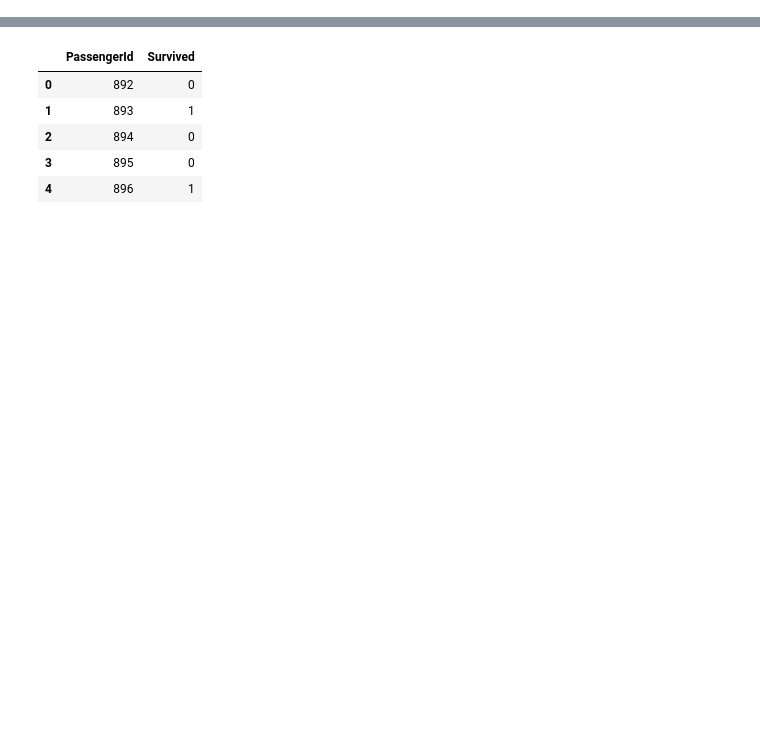
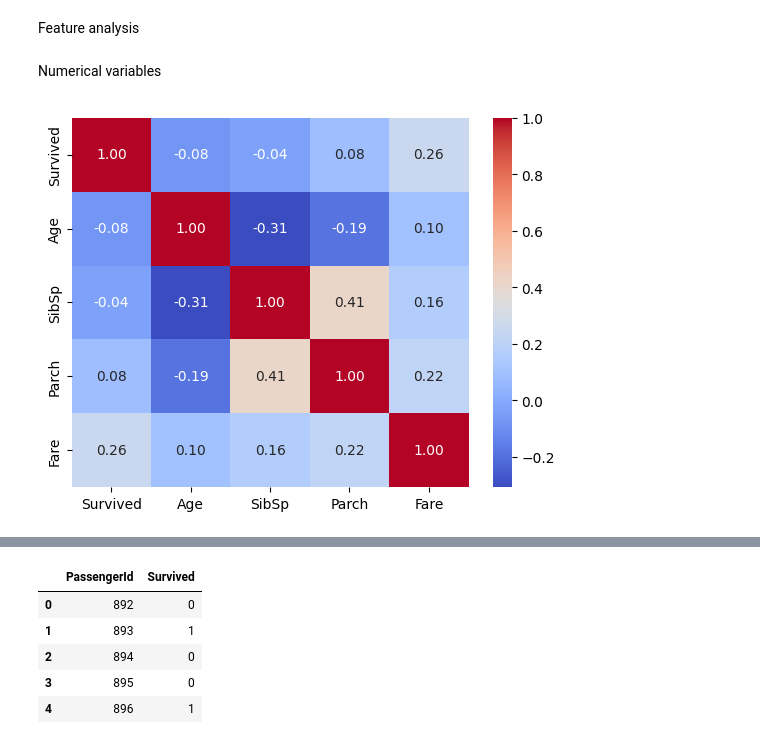
Before and after one commit to Szymqn/KaggleCompetitions, a Jupyter notebook: Titanic - Machine Learning from Disaster/exaple_model.ipynb, the cells around one changed output, grey strips where cells are left out. Saved outputs shown, nothing was run; the diff lists cells and outputs as text; code cells hidden in the pictures; blank space fills up the shorter version.

Commit message:
Implemented plots for numerical and categorical variables

```diff
--- a/Titanic - Machine Learning from Disaster/exaple_model.ipynb
+++ b/Titanic - Machine Learning from Disaster/exaple_model.ipynb
@@ -20,23 +35,14 @@ test_data = pd.read_csv("data/test.csv")
 # %%
-# Data cleaning
+# Check data
+train_data = train_data.fillna(np.nan)
+train_data.info()
 
 missing_values_count = train_data.isnull().sum()
-# Col: Cabin 687/891, Age 177/891
+print(missing_values_count)
 
 total_cells = np.product(train_data.shape)
 total_missing = missing_values_count.sum()
 
 percent_missing = (total_missing/total_cells) * 100
-print("Percent of missing values before: ", percent_missing)
-
-# Drop Cabin column from train dataset
-train_data = train_data.drop(columns=['Cabin'])
-
-# New percent of missing values
-new_missing_values_count = train_data.isnull().sum()
-total_cells = np.product(train_data.shape)
-total_missing = new_missing_values_count.sum()
-
-new_percent_missing = (total_missing/total_cells) * 100
-print("Percent of missing values after: ", new_percent_missing)
+print("Percent of missing values: ", percent_missing)
 # %% [output]
@@ -80,0 +80,8 @@ Name: count, dtype: int64
+# %% [markdown]
+Feature analysis
+# %% [markdown]
+Numerical variables
+# %%
+g = sns.heatmap(train_data[['Survived', 'Age', 'SibSp', 'Parch', 'Fare']].corr(), annot=True, fmt=".2f", cmap="coolwarm")
+# %% [output]
+[figure, added]
```
Also changed, not shown: parts of 38 cells of this notebook, 1 other file.
